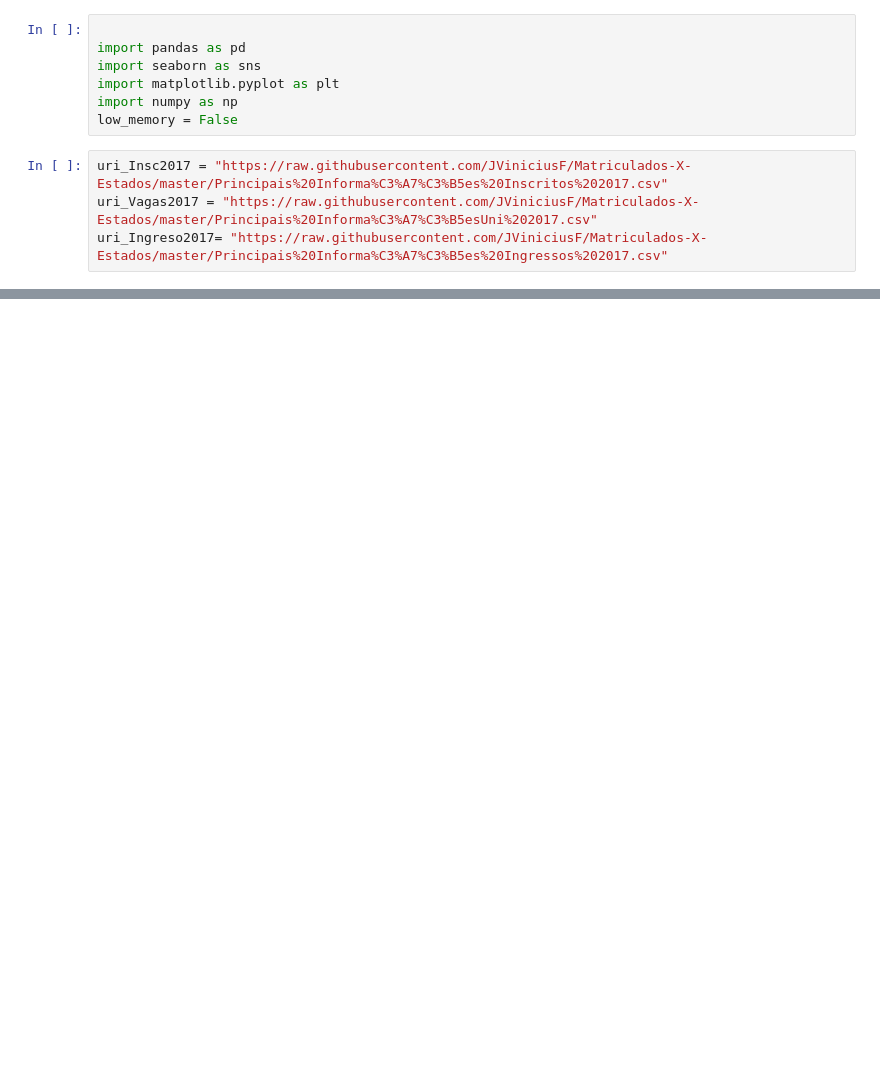
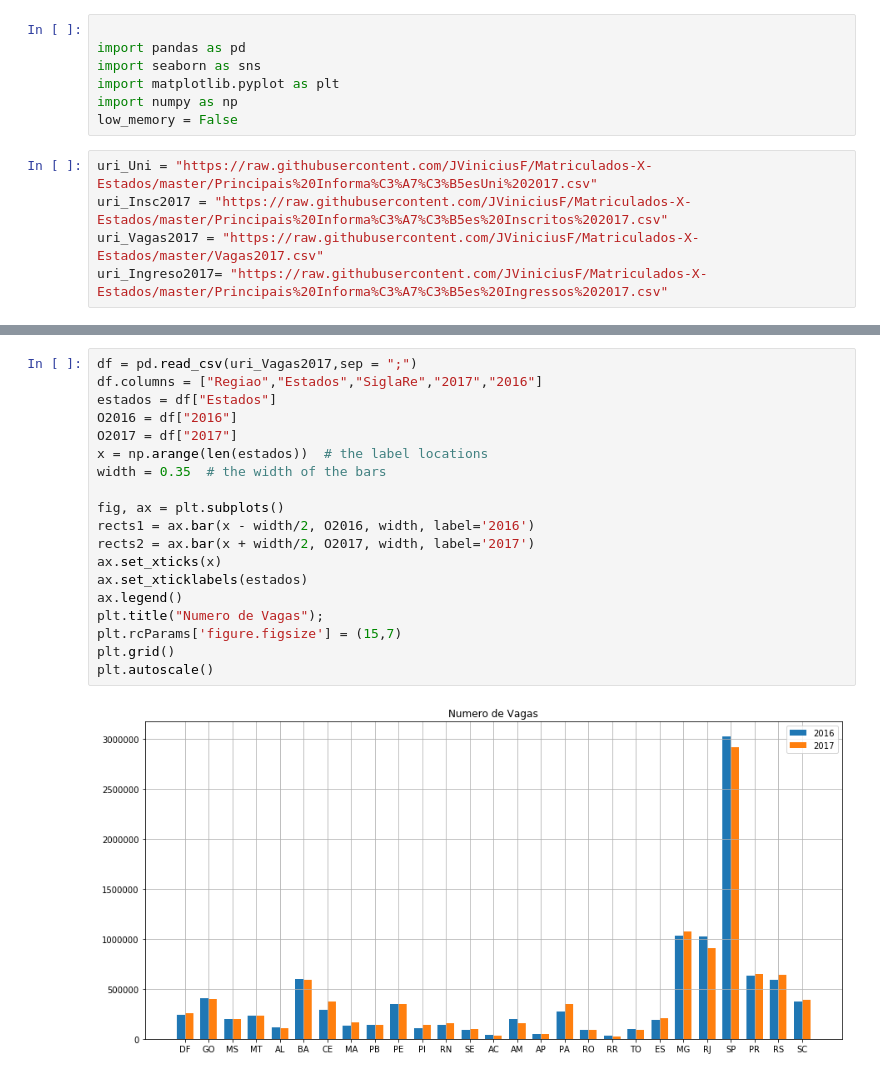
Before and after one commit to JViniciusF/ENEM-Matriculados-Por-Estados, a Jupyter notebook: Analise da matricula dos alunos.ipynb, the cells around one changed output, grey strips where cells are left out. Saved outputs shown, nothing was run; the diff lists cells and outputs as text; blank space fills up the shorter version.

```diff
--- a/Analise da matricula dos alunos.ipynb
+++ b/Analise da matricula dos alunos.ipynb
@@ -6,6 +6,7 @@ import matplotlib.pyplot as plt
 import numpy as np
 low_memory = False
 # %%
+uri_Uni = "https://raw.githubusercontent.com/JViniciusF/Matriculados-X-Estados/master/Principais%20Informa%C3%A7%C3%B5esUni%202017.csv"
 uri_Insc2017 = "https://raw.githubusercontent.com/JViniciusF/Matriculados-X-Estados/master/Principais%20Informa%C3%A7%C3%B5es%20Inscritos%202017.csv"
-uri_Vagas2017 = "https://raw.githubusercontent.com/JViniciusF/Matriculados-X-Estados/master/Principais%20Informa%C3%A7%C3%B5esUni%202017.csv"
+uri_Vagas2017 = "https://raw.githubusercontent.com/JViniciusF/Matriculados-X-Estados/master/Vagas2017.csv"
 uri_Ingreso2017= "https://raw.githubusercontent.com/JViniciusF/Matriculados-X-Estados/master/Principais%20Informa%C3%A7%C3%B5es%20Ingressos%202017.csv"
@@ -56,3 +54,24 @@ plt.grid()
 plt.autoscale()
 # %% [output]
 [figure]
+# %%
+df = pd.read_csv(uri_Vagas2017,sep = ";")
+df.columns = ["Regiao","Estados","SiglaRe","2017","2016"]
+estados = df["Estados"]
+O2016 = df["2016"]
+O2017 = df["2017"]
+x = np.arange(len(estados))  # the label locations
+width = 0.35  # the width of the bars
+
+fig, ax = plt.subplots()
+rects1 = ax.bar(x - width/2, O2016, width, label='2016')
+rects2 = ax.bar(x + width/2, O2017, width, label='2017')
+ax.set_xticks(x)
+ax.set_xticklabels(estados)
+ax.legend()
+plt.title("Numero de Vagas");
+plt.rcParams['figure.figsize'] = (15,7)
+plt.grid()
+plt.autoscale()
+# %% [output]
+[figure, added]
```
Also changed, not shown: parts of 4 cells of this notebook, 1 other file.
